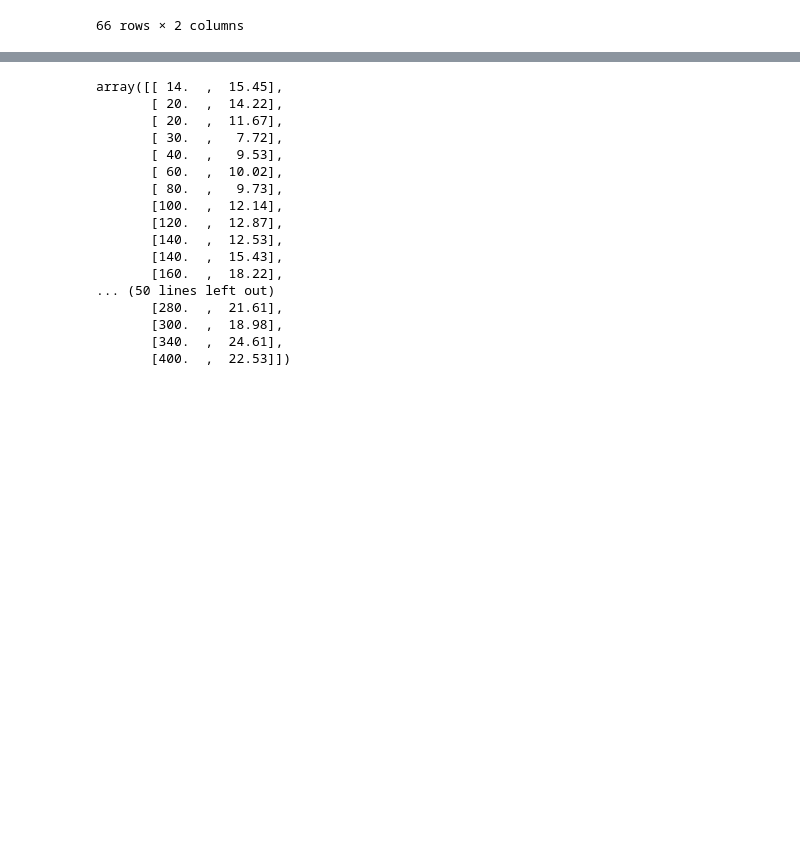
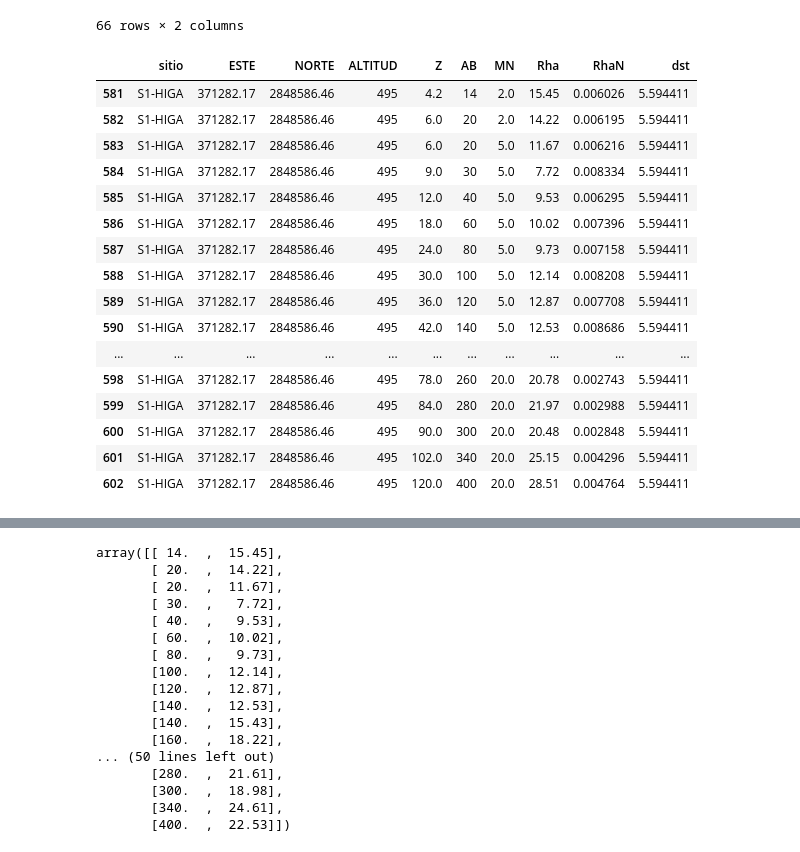
Before and after one commit to JuanJT117/Clase-de-aprendizaje-automatico, a Jupyter notebook: Tareas/Tarea_Aprendizaje_Automatico.ipynb, the cells around one changed output, grey strips where cells are left out. Cells and saved outputs as stored; diff of their text form; code cells hidden in the pictures; blank space fills up the shorter version.

```diff
--- a/Tareas/Tarea_Aprendizaje_Automatico.ipynb
+++ b/Tareas/Tarea_Aprendizaje_Automatico.ipynb
@@ -1119,3 +1096,23 @@ higa
 | 645 | 340 | 24.61 |
 | 646 | 400 | 22.53 |
 66 rows × 2 columns
+# %%
+s27_res
+# %% [output]
+|  | sitio | ESTE | NORTE | ALTITUD | Z | AB | MN | Rha | RhaN | dst |
+| 581 | S1-HIGA | 371282.17 | 2848586.46 | 495 | 4.2 | 14 | 2.0 | 15.45 | 0.006026 | 5.594411 |
+| 582 | S1-HIGA | 371282.17 | 2848586.46 | 495 | 6.0 | 20 | 2.0 | 14.22 | 0.006195 | 5.594411 |
+| 583 | S1-HIGA | 371282.17 | 2848586.46 | 495 | 6.0 | 20 | 5.0 | 11.67 | 0.006216 | 5.594411 |
+| 584 | S1-HIGA | 371282.17 | 2848586.46 | 495 | 9.0 | 30 | 5.0 | 7.72 | 0.008334 | 5.594411 |
+| 585 | S1-HIGA | 371282.17 | 2848586.46 | 495 | 12.0 | 40 | 5.0 | 9.53 | 0.006295 | 5.594411 |
+| 586 | S1-HIGA | 371282.17 | 2848586.46 | 495 | 18.0 | 60 | 5.0 | 10.02 | 0.007396 | 5.594411 |
+| 587 | S1-HIGA | 371282.17 | 2848586.46 | 495 | 24.0 | 80 | 5.0 | 9.73 | 0.007158 | 5.594411 |
+| 588 | S1-HIGA | 371282.17 | 2848586.46 | 495 | 30.0 | 100 | 5.0 | 12.14 | 0.008208 | 5.594411 |
+| 589 | S1-HIGA | 371282.17 | 2848586.46 | 495 | 36.0 | 120 | 5.0 | 12.87 | 0.007708 | 5.594411 |
+| 590 | S1-HIGA | 371282.17 | 2848586.46 | 495 | 42.0 | 140 | 5.0 | 12.53 | 0.008686 | 5.594411 |
+| ... | ... | ... | ... | ... | ... | ... | ... | ... | ... | ... |
+| 598 | S1-HIGA | 371282.17 | 2848586.46 | 495 | 78.0 | 260 | 20.0 | 20.78 | 0.002743 | 5.594411 |
+| 599 | S1-HIGA | 371282.17 | 2848586.46 | 495 | 84.0 | 280 | 20.0 | 21.97 | 0.002988 | 5.594411 |
+| 600 | S1-HIGA | 371282.17 | 2848586.46 | 495 | 90.0 | 300 | 20.0 | 20.48 | 0.002848 | 5.594411 |
+| 601 | S1-HIGA | 371282.17 | 2848586.46 | 495 | 102.0 | 340 | 20.0 | 25.15 | 0.004296 | 5.594411 |
+| 602 | S1-HIGA | 371282.17 | 2848586.46 | 495 | 120.0 | 400 | 20.0 | 28.51 | 0.004764 | 5.594411 |
```
Also changed, not shown: parts of 21 cells of this notebook.
